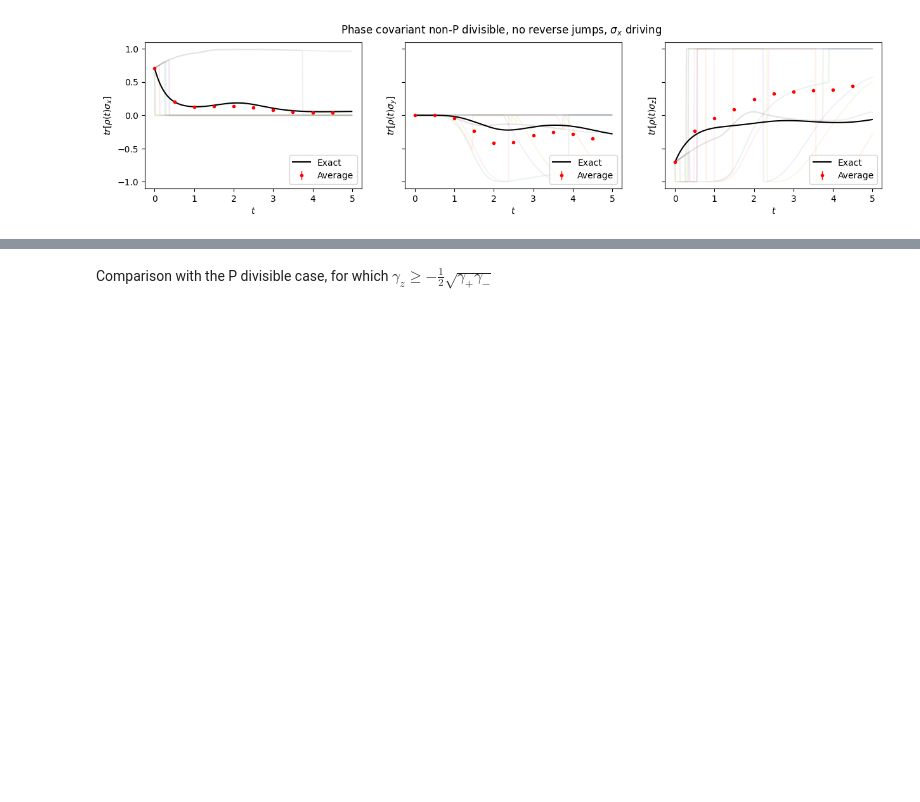
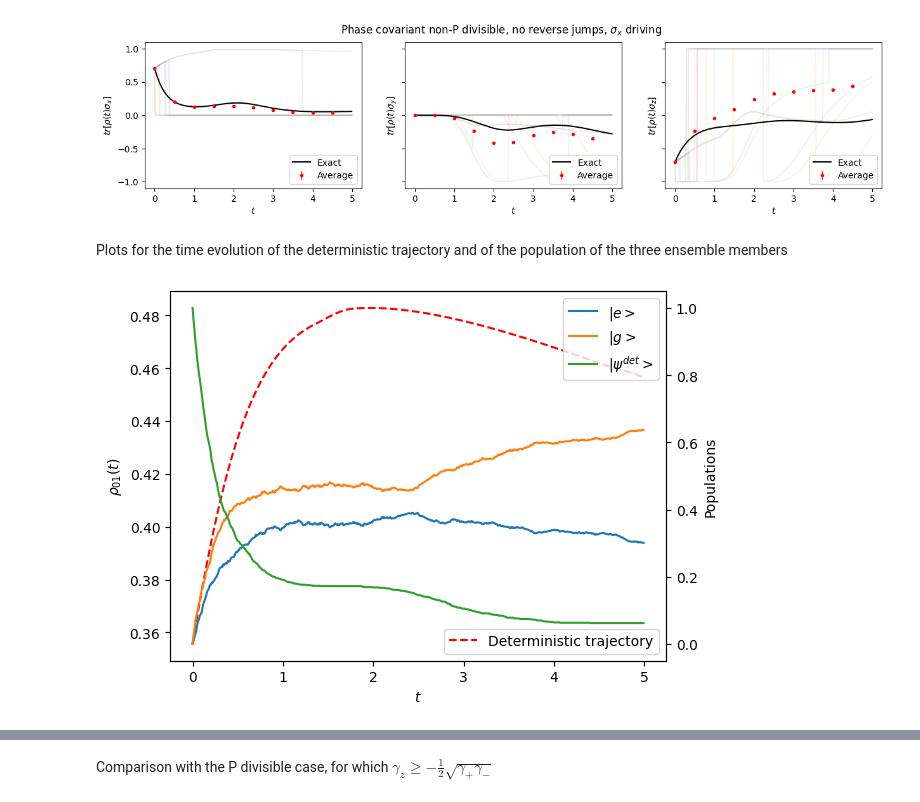
Before and after one commit to federicoSettimo/ROQJ, a Jupyter notebook: Examples/Phase covariant.ipynb, the cells around one changed output, grey strips where cells are left out. Drawn from its saved outputs; the diff is of its cells as text; code cells hidden in the pictures; blank space fills up the shorter version.

Commit message:
Added the time evolution of the populations for the non-P div case

```diff
--- a/Examples/Phase covariant.ipynb
+++ b/Examples/Phase covariant.ipynb
@@ -257,3 +257,49 @@ With a driving $H\propto\sigma_x$ it's not working - no idea why
 plot("Phase covariant non-P divisible, no reverse jumps, $\sigma_x$ driving")
 # %% [output]
 [figure]
+# %% [markdown]
+Plots for the time evolution of the deterministic trajectory and of the population of the three ensemble members
+# %%
+fig,ax = plt.subplots()
+
+filein = open("../params.txt")
+Ncopies = int(filein.readline())
+Nensemble = int(filein.readline())
+ti = float(filein.readline())
+tf = float (filein.readline())
+dt = float(filein.readline())
+Npoints = int((tf-ti)/dt)
+
+t = np.arange(ti,tf,dt)
+
+n_e = np.zeros(Npoints)
+n_g = np.zeros(Npoints)
+n_init = np.zeros(Npoints)
+det = np.zeros(Npoints)
+f_e = open("../n_e.txt")
+f_g = open("../n_g.txt")
+f_init = open("../n_init.txt")
+f_det = open("../det_traj.txt")
+for i in range(Npoints):
+    n_e[i] = f_e.readline()
+    n_g[i] = f_g.readline()
+    n_init[i] = f_init.readline()
+    det[i] = f_det.readline()
+
+ax2=ax.twinx()
+ax2.plot(t,n_e,label=r'$|e>$')
+ax2.plot(t,n_g,label=r'$|g>$')
+ax2.plot(t,n_init,label=r'$|\psi^{det}>$')
+
+ax.plot(t,det,'--',color='red', label="Deterministic trajectory")
+
+ax2.set_ylabel("Populations")
+ax.set_ylabel(r'$\rho_{01}(t)$')
+ax.set_xlabel(r'$t$')
+
+ax2.legend(loc="upper right")
+ax.legend(loc="lower right")
+
+plt.show();
+# %% [output]
+[figure, added]
```
Also changed, not shown: parts of 2 cells of this notebook.
